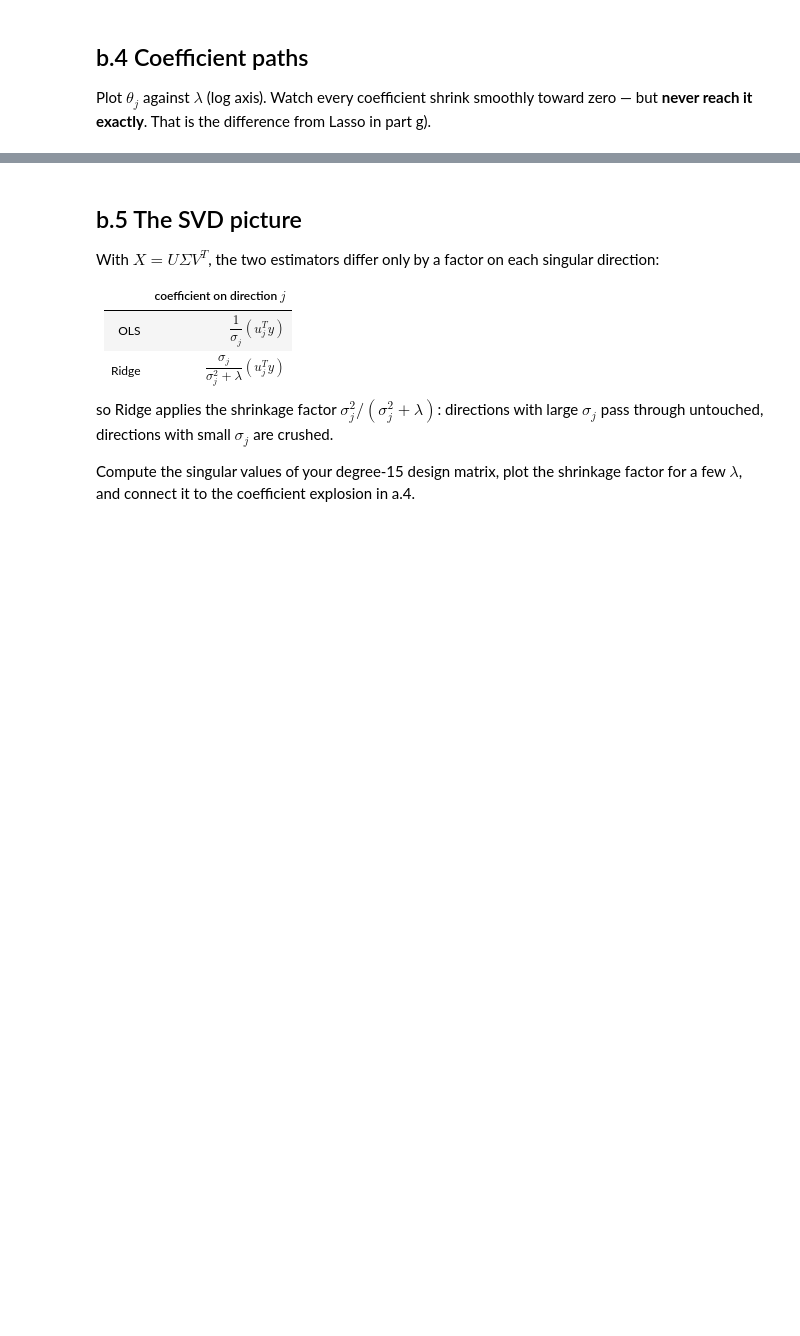
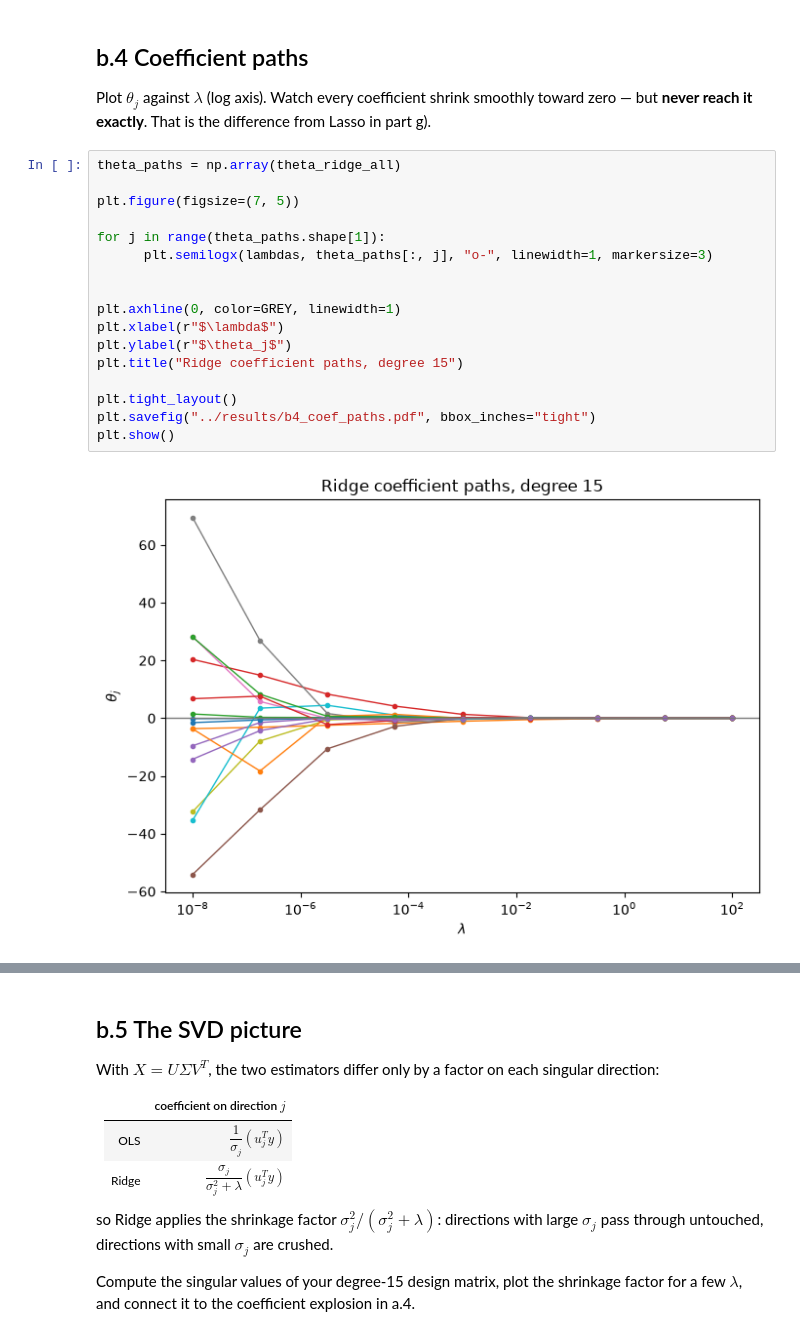
Before and after one commit to Parisa-amin/FYS-STK4155, a Jupyter notebook: Project1/code/Project1.ipynb, the cells around one changed output, grey strips where cells are left out. Drawn from its saved outputs; the diff is of its cells as text; blank space fills up the shorter version.

```diff
--- a/Project1/code/Project1.ipynb
+++ b/Project1/code/Project1.ipynb
@@ -505,3 +505,22 @@ plt.show()
 Plot $\theta_j$ against $\lambda$ (log axis). Watch every coefficient shrink smoothly
 toward zero — but **never reach it exactly**. That is the difference from Lasso in
 part g).
+# %%
+theta_paths = np.array(theta_ridge_all)
+
+plt.figure(figsize=(7, 5))
+
+for j in range(theta_paths.shape[1]):
+      plt.semilogx(lambdas, theta_paths[:, j], "o-", linewidth=1, markersize=3)
+
+
+plt.axhline(0, color=GREY, linewidth=1)
+plt.xlabel(r"$\lambda$")
+plt.ylabel(r"$\theta_j$")
+plt.title("Ridge coefficient paths, degree 15")
+
+plt.tight_layout()
+plt.savefig("../results/b4_coef_paths.pdf", bbox_inches="tight")
+plt.show()
+# %% [output]
+[figure, added]
```
Also changed, not shown: parts of 1 cell of this notebook, 1 other file.
